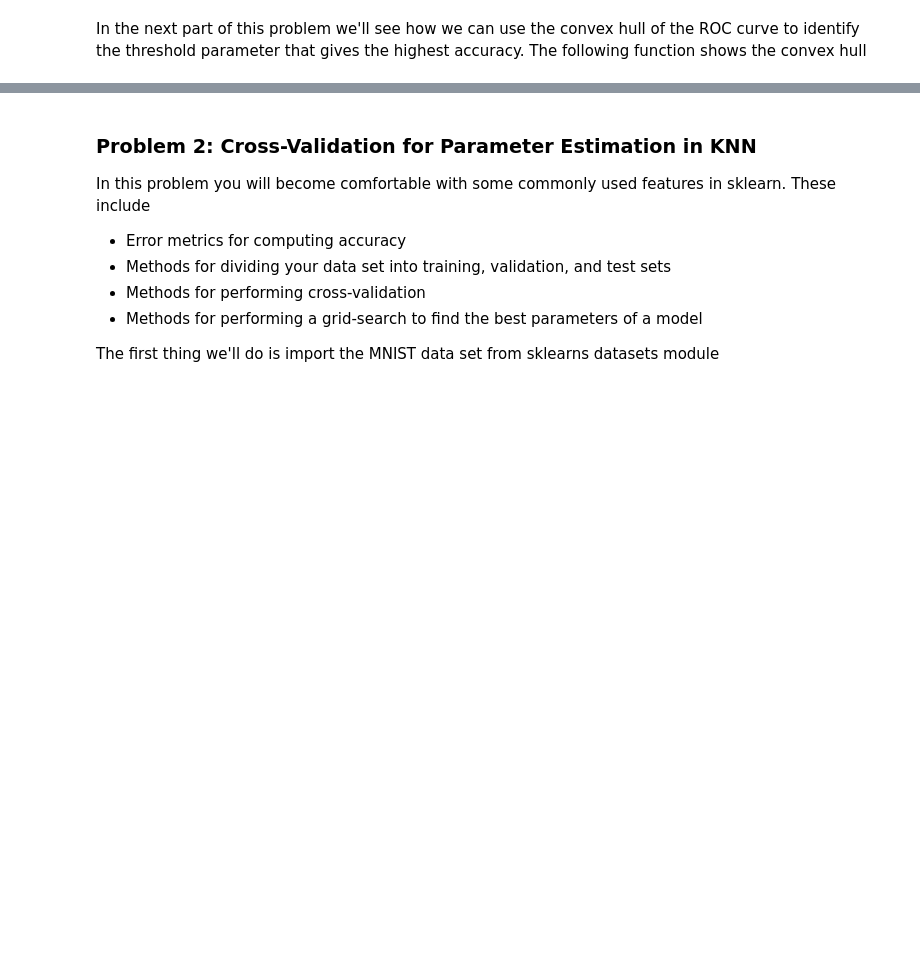
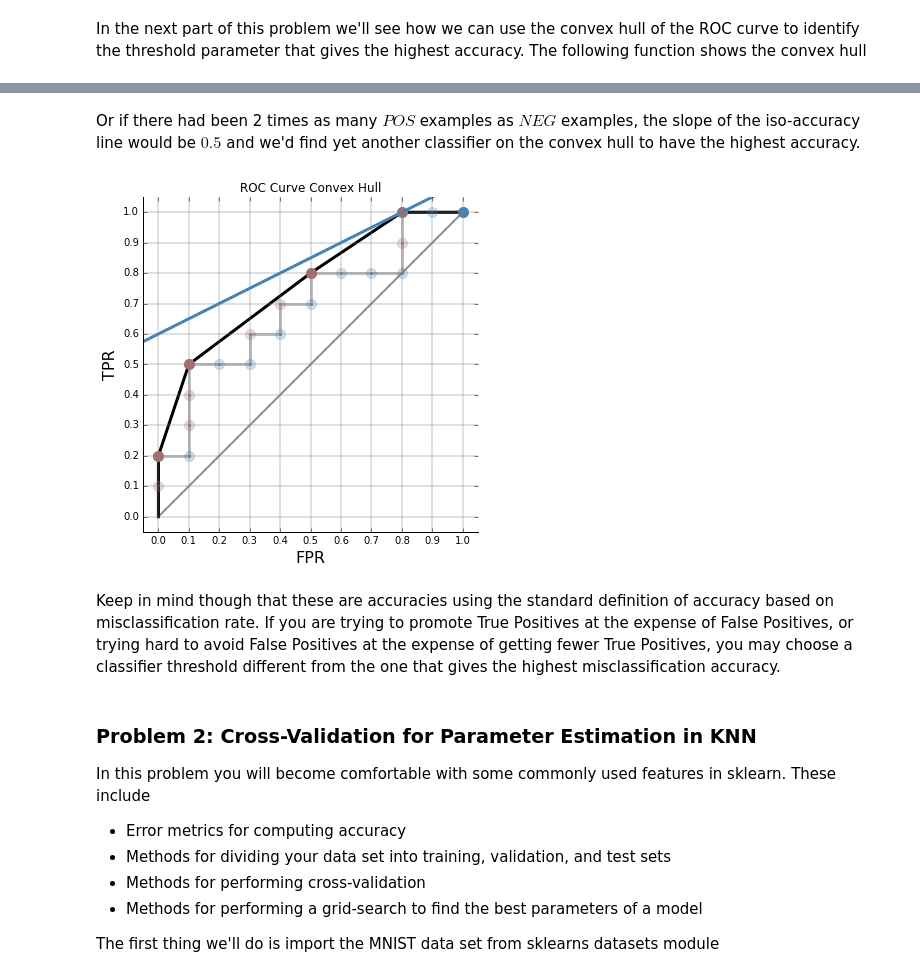
Before and after one commit to omnific-h/csci5622notebooks, a Jupyter notebook: 06_Validation_Evaluation_Metrics.ipynb, the cells around one changed output, grey strips where cells are left out. Drawn from its saved outputs; the diff is of its cells as text; code cells hidden in the pictures; blank space fills up the shorter version.

```diff
--- a/06_Validation_Evaluation_Metrics.ipynb
+++ b/06_Validation_Evaluation_Metrics.ipynb
@@ -57,3 +115,11 @@ $$
+# %% [markdown]
+Or if there had been 2 times as many $POS$ examples as $NEG$ examples, the slope of the iso-accuracy line would be $0.5$ and we'd find yet another classifier on the convex hull to have the highest accuracy.
+# %%
+rochullPlot(pred, y, fake_iso=0.5)
+# %% [output]
+[figure, added]
+# %% [markdown]
+Keep in mind though that these are accuracies using the standard definition of accuracy based on misclassification rate.  If you are trying to promote True Positives at the expense of False Positives, or trying hard to avoid False Positives at the expense of getting fewer True Positives, you may choose a classifier threshold different from the one that gives the highest misclassification accuracy.
 # %% [markdown]
 ### Problem 2: Cross-Validation for Parameter Estimation in KNN
 
```
Also changed, not shown: parts of 10 cells of this notebook.
